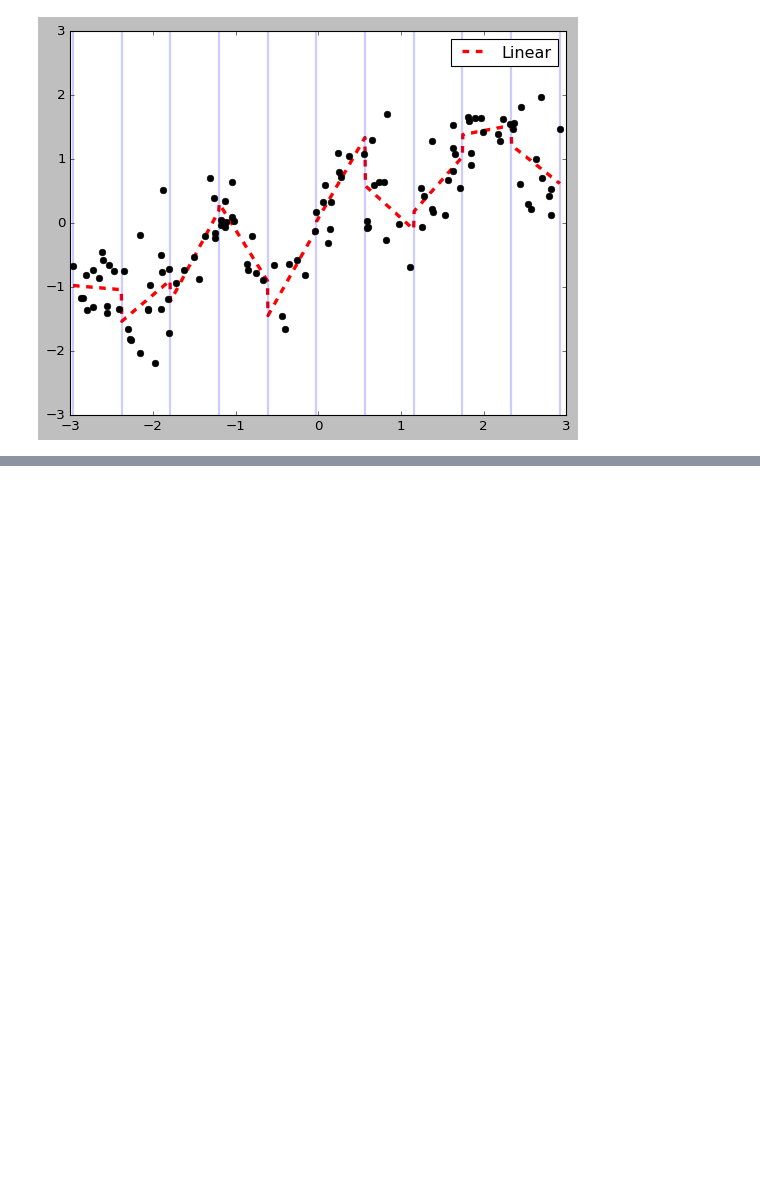
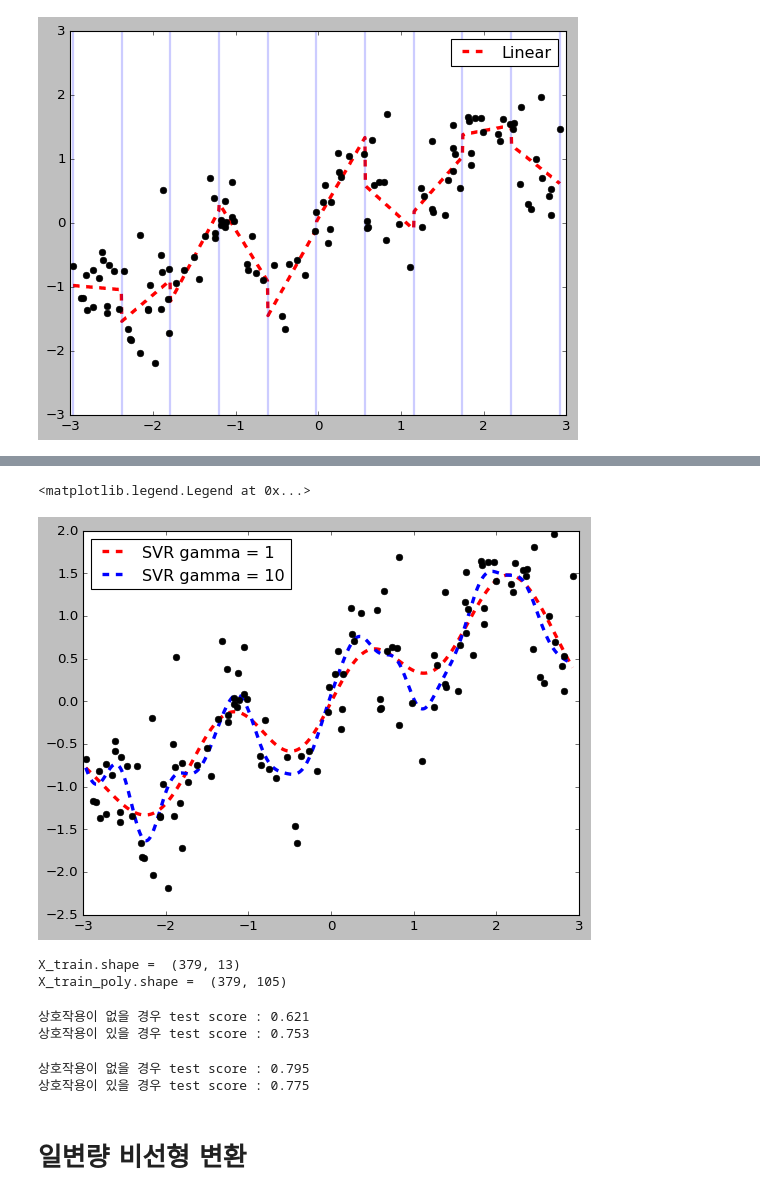
Before and after one commit to Hosung-Ahn/IntroducingML, a Jupyter notebook: Chapter4-feature engineering/범주형 변수.ipynb, the cells around one changed output, grey strips where cells are left out. Cells and saved outputs as stored; diff of their text form; code cells hidden in the pictures; blank space fills up the shorter version.

```diff
--- a/Chapter4-feature engineering/범주형 변수.ipynb
+++ b/Chapter4-feature engineering/범주형 변수.ipynb
@@ -231,0 +253,13 @@ array([[ 1,  2,  3],
+# %%
+# SVR을 활용하여 데이터를 변환시키지 않고 비슷한 결과 내기
+from sklearn.svm import SVR
+
+for gamma, color in zip([1,10], ['r','b']) :
+    svr = SVR(gamma=gamma).fit(X,y)
+    plt.plot(line, svr.predict(line), '--', lw = 3, c = color, label = f'SVR gamma = {gamma}')
+
+plt.plot(X[:,0], y, 'o', c='k')
+plt.legend(loc = 'best')
+# %% [output]
+<matplotlib.legend.Legend at 0x...>
+[figure, added]
@@ -231,0 +280,40 @@ array([[ 1,  2,  3],
+# %%
+# degree=2 인 경우 feature들을 2개씩 묶은 조합이 더 생긴다.
+poly = PolynomialFeatures(degree=2).fit(X_train_scaled)
+
+X_train_poly = poly.transform(X_train_scaled)
+X_test_poly = poly.transform(X_test_scaled)
+
+print("X_train.shape = ", X_train.shape)
+print("X_train_poly.shape = ", X_train_poly.shape)
+# 1(y절편) + 13(원본 특성) + 91(13에서 2개를 뽑는 중복조합)
+# %% [output]
+X_train.shape =  (379, 13)
+X_train_poly.shape =  (379, 105)
+# %%
+from sklearn.linear_model import Ridge
+
+ridge = Ridge().fit(X_train_scaled, y_train)
+print(f"상호작용이 없을 경우 test score : {ridge.score(X_test_scaled, y_test):0.3f}")
+
+ridge = Ridge().fit(X_train_poly, y_train)
+print(f"상호작용이 있을 경우 test score : {ridge.score(X_test_poly, y_test):0.3f}")
+# %% [output]
+상호작용이 없을 경우 test score : 0.621
+상호작용이 있을 경우 test score : 0.753
+# %%
+# 랜덤포레스트는 상호작용이 없어도 ridge의 성능을 웃돌고
+# 상호작용이 있는 경우 오히려 성과가 안 좋아졌다.
+
+from sklearn.ensemble import RandomForestRegressor
+
+forest = RandomForestRegressor(random_state=0).fit(X_train_scaled, y_train)
+print(f"상호작용이 없을 경우 test score : {forest.score(X_test_scaled, y_test):0.3f}")
+
+forest = RandomForestRegressor(random_state=0).fit(X_train_poly, y_train)
+print(f"상호작용이 있을 경우 test score : {forest.score(X_test_poly, y_test):0.3f}")
+# %% [output]
+상호작용이 없을 경우 test score : 0.795
+상호작용이 있을 경우 test score : 0.775
+# %% [markdown]
+# 일변량 비선형 변환
```
Also changed, not shown: parts of 8 cells of this notebook.
